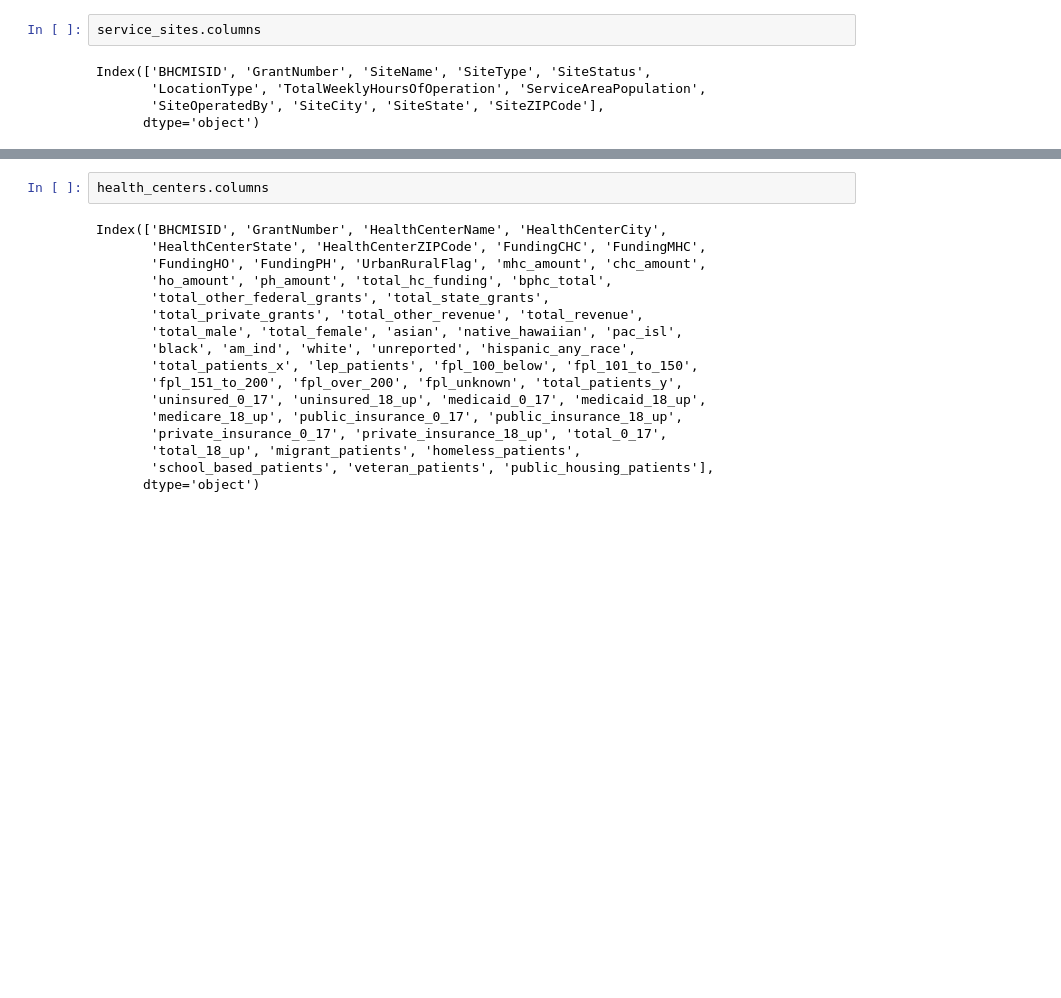
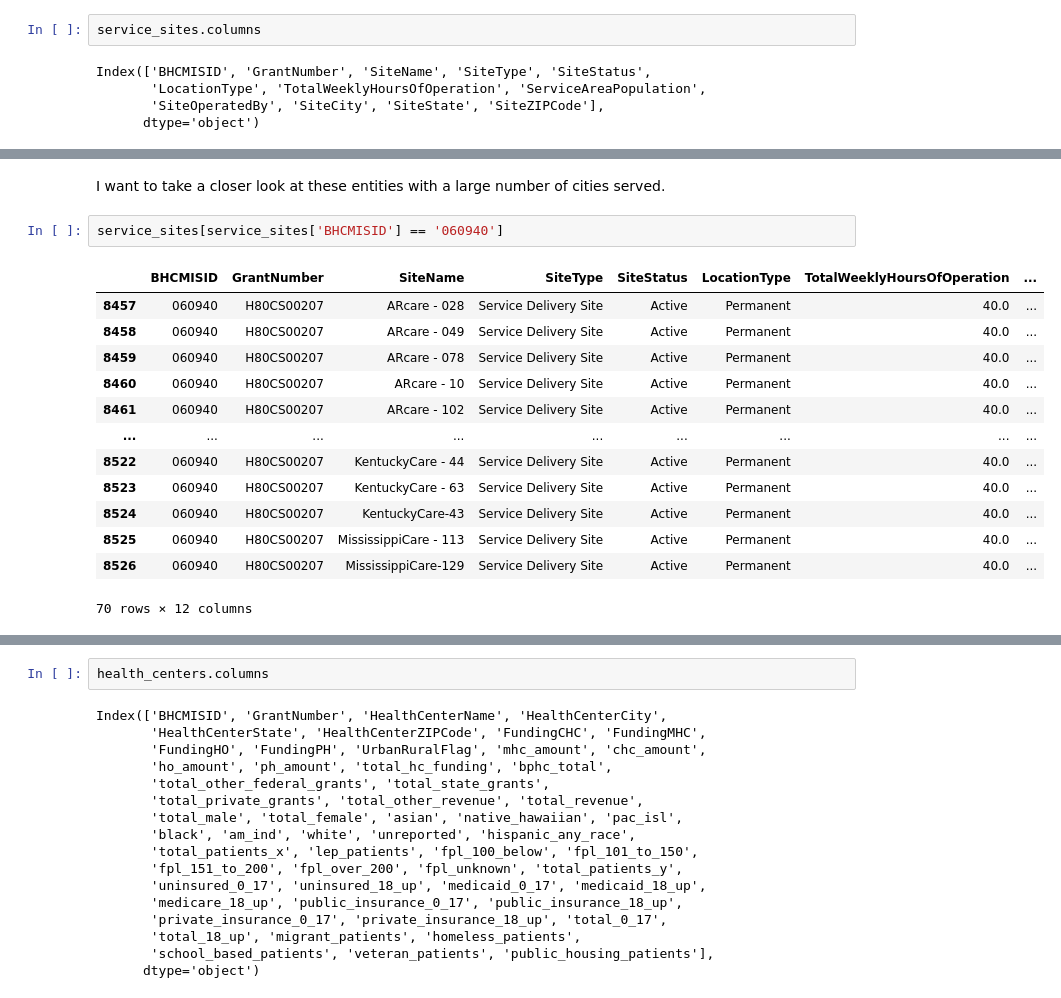
Before and after one commit to dezertdweller/capstone-project-fqhc-model, a Jupyter notebook: notebooks/data-wrangling.ipynb, the cells around one changed output, grey strips where cells are left out. Cells and saved outputs as stored; diff of their text form; blank space fills up the shorter version.

```diff
--- a/notebooks/data-wrangling.ipynb
+++ b/notebooks/data-wrangling.ipynb
@@ -257,0 +324,18 @@ Index(['BHCMISID', 'GrantNumber', 'SiteName', 'SiteType', 'SiteStatus',
+# %% [markdown]
+I want to take a closer look at these entities with a large number of cities served.
+# %%
+service_sites[service_sites['BHCMISID'] == '060940']
+# %% [output]
+|  | BHCMISID | GrantNumber | SiteName | SiteType | SiteStatus | LocationType | TotalWeeklyHoursOfOperation | ... |
+| 8457 | 060940 | H80CS00207 | ARcare - 028 | Service Delivery Site | Active | Permanent | 40.0 | ... |
+| 8458 | 060940 | H80CS00207 | ARcare - 049 | Service Delivery Site | Active | Permanent | 40.0 | ... |
+| 8459 | 060940 | H80CS00207 | ARcare - 078 | Service Delivery Site | Active | Permanent | 40.0 | ... |
+| 8460 | 060940 | H80CS00207 | ARcare - 10 | Service Delivery Site | Active | Permanent | 40.0 | ... |
+| 8461 | 060940 | H80CS00207 | ARcare - 102 | Service Delivery Site | Active | Permanent | 40.0 | ... |
+| ... | ... | ... | ... | ... | ... | ... | ... | ... |
+| 8522 | 060940 | H80CS00207 | KentuckyCare - 44 | Service Delivery Site | Active | Permanent | 40.0 | ... |
+| 8523 | 060940 | H80CS00207 | KentuckyCare - 63 | Service Delivery Site | Active | Permanent | 40.0 | ... |
+| 8524 | 060940 | H80CS00207 | KentuckyCare-43 | Service Delivery Site | Active | Permanent | 40.0 | ... |
+| 8525 | 060940 | H80CS00207 | MississippiCare - 113 | Service Delivery Site | Active | Permanent | 40.0 | ... |
+| 8526 | 060940 | H80CS00207 | MississippiCare-129 | Service Delivery Site | Active | Permanent | 40.0 | ... |
+70 rows × 12 columns
```
Also changed, not shown: parts of 50 cells of this notebook, 2 other files.
